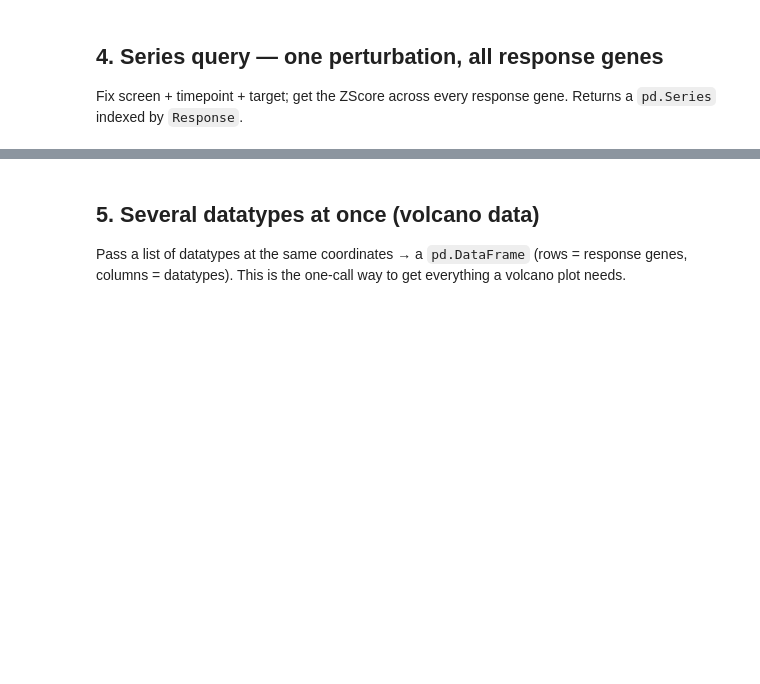
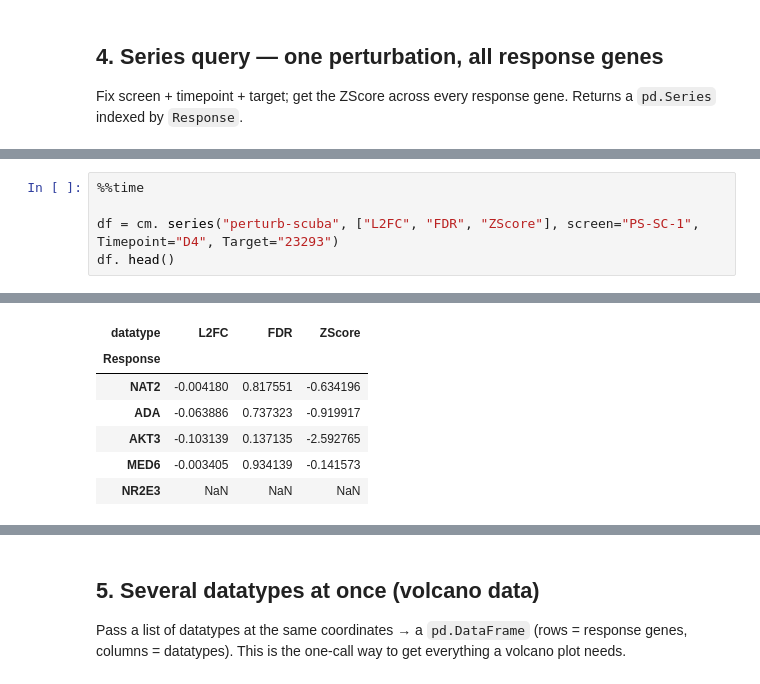
Before and after one commit to broadinstitute/cheesemonger, a Jupyter notebook: clients/cheesypy/examples/tutorial.ipynb, the cells around one changed output, grey strips where cells are left out. Drawn from its saved outputs; the diff is of its cells as text; blank space fills up the shorter version.

```diff
--- a/clients/cheesypy/examples/tutorial.ipynb
+++ b/clients/cheesypy/examples/tutorial.ipynb
@@ -94,0 +114,6 @@ Fix screen + timepoint + target; get the ZScore across every response gene. Retu
+# %%
+%%time
+
+df = cm. series("perturb-scuba", ["L2FC", "FDR", "ZScore"], screen="PS-SC-1", Timepoint="D4", Target="23293")
+df. head()
+# %% [output]
@@ -95 +122,8 @@ Fix screen + timepoint + target; get the ZScore across every response gene. Retu
+| datatype | L2FC | FDR | ZScore |
+| Response |  |  |  |
+| NAT2 | -0.004180 | 0.817551 | -0.634196 |
+| ADA | -0.063886 | 0.737323 | -0.919917 |
+| AKT3 | -0.103139 | 0.137135 | -2.592765 |
+| MED6 | -0.003405 | 0.934139 | -0.141573 |
+| NR2E3 | NaN | NaN | NaN |
 # %%
```
Also changed, not shown: parts of 30 cells of this notebook.
